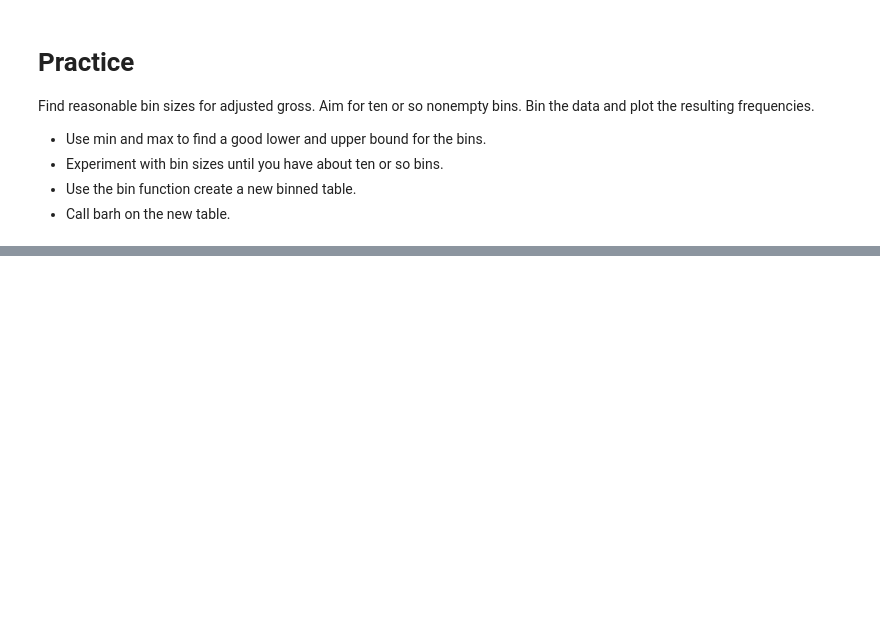
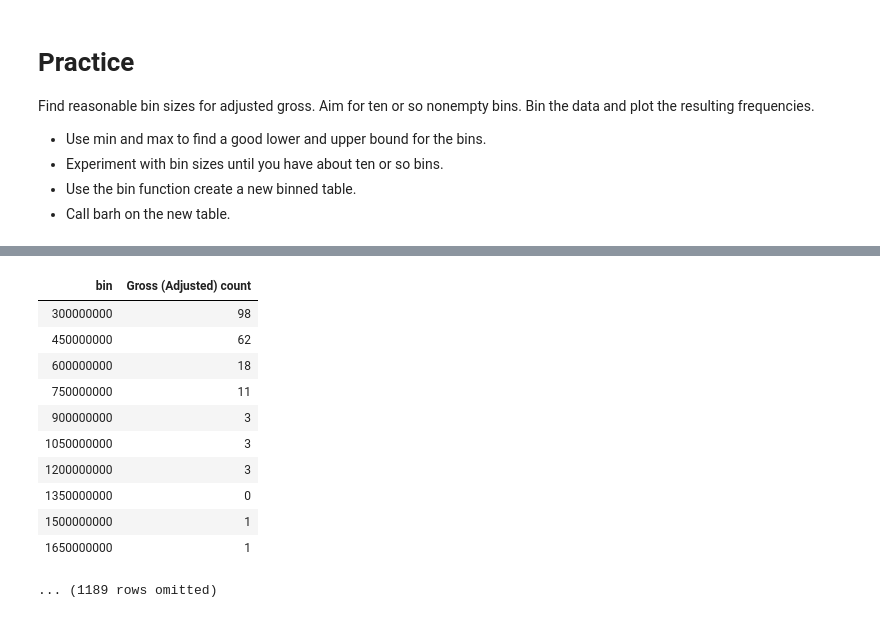
Before and after one commit to Tater-23/Data1, a Jupyter notebook: Demo 06 - Bar Charts/bar_charts.ipynb, the cells around one changed output, grey strips where cells are left out. Drawn from its saved outputs; the diff is of its cells as text; code cells hidden in the pictures; blank space fills up the shorter version.

```diff
--- a/Demo 06 - Bar Charts/bar_charts.ipynb
+++ b/Demo 06 - Bar Charts/bar_charts.ipynb
@@ -211,0 +214,17 @@ print(max_ag, min_ag)
+# %%
+gross_bins = np.arange(300000000, 180000000001, 150000000)
+gross_binned = top_movies.bin('Gross (Adjusted)', bins = gross_bins)
+gross_binned
+# %% [output]
+| bin | Gross (Adjusted) count |
+| 300000000 | 98 |
+| 450000000 | 62 |
+| 600000000 | 18 |
+| 750000000 | 11 |
+| 900000000 | 3 |
+| 1050000000 | 3 |
+| 1200000000 | 3 |
+| 1350000000 | 0 |
+| 1500000000 | 1 |
+| 1650000000 | 1 |
+... (1189 rows omitted)
```
Also changed, not shown: parts of 2 cells of this notebook.
